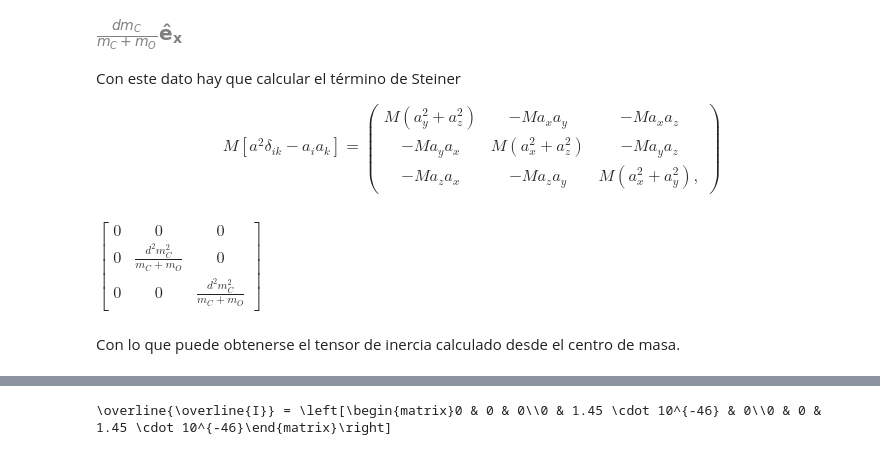
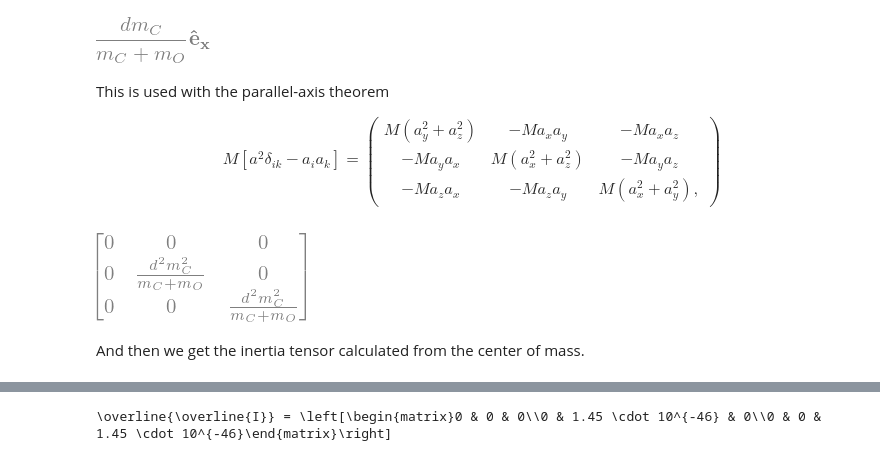
Before and after one commit to unlam/ComputationalAnalyticalMechanics, a Jupyter notebook: 08InertiaTensor/carbonMonoxide_inertiaTensor.ipynb, the cells around one changed output, grey strips where cells are left out. Cells and saved outputs as stored; diff of their text form; code cells hidden in the pictures.

```diff
--- a/08InertiaTensor/carbonMonoxide_inertiaTensor.ipynb
+++ b/08InertiaTensor/carbonMonoxide_inertiaTensor.ipynb
@@ -105,11 +107,11 @@ donde $M$ es la masa de todo el sistema y $\vec{a}$ va del origen de este sistem
 # %%
-masa = O_m + C_m
-cm_r = (C_m* C_r)/ masa
+mass = O_m + C_m
+cm_r = (C_m* C_r)/ mass
 cm_r
 # %% [output]
-[figure, old version]
+[figure, new version]
 # %% [markdown]
-Con este dato hay que calcular el término de Steiner
+This is used with the parallel-axis theorem
 
 $$
 M [ a^2 \delta_{ik} - a_i a_k ]
@@ -124,7 +126,7 @@ $$
 a_x = cm_r.dot(e.x)
 a_z = cm_r.dot(e.z)
 a_y = cm_r.dot(e.y)
-steiner_M = masa* sm.Matrix(
+steiner_M = mass* sm.Matrix(
   [
     [(a_y**2 + a_z*2) , - a_x* a_y, - a_x* a_z],
     [- a_y* a_x, (a_x**2 + a_z**2), - a_y* a_z],
@@ -133,9 +135,9 @@ steiner_M = masa* sm.Matrix(
   )
 steiner_M
 # %% [output]
-$\displaystyle \left[\begin{matrix}0 & 0 & 0\\0 & \frac{d^{2} m_{C}^{2}}{m_{C} + m_{O}} & 0\\0 & 0 & \frac{d^{2} m_{C}^{2}}{m_{C} + m_{O}}\end{matrix}\right]$
+[figure, added]
-# %% [markdown]
-Con lo que puede obtenerse el tensor de inercia calculado desde el centro de masa.
+# %% [markdown]
+And then we get the inertia tensor calculated from the center of mass.
 # %%
 Iik_cm = sm.Eq(
   I_ik.lhs,
```
Also changed, not shown: parts of 42 cells of this notebook, 4 other files.
